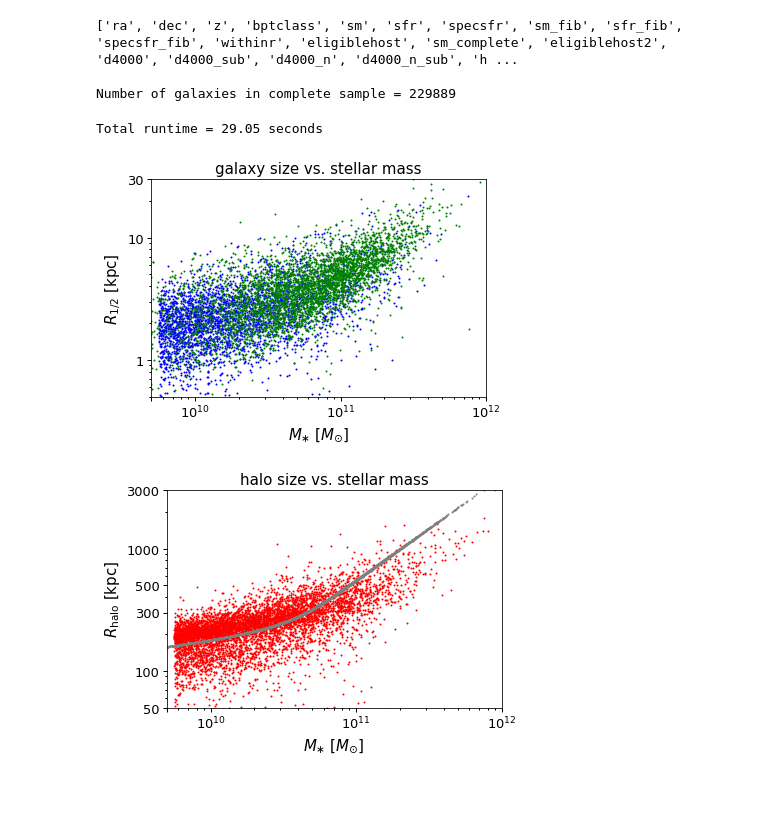
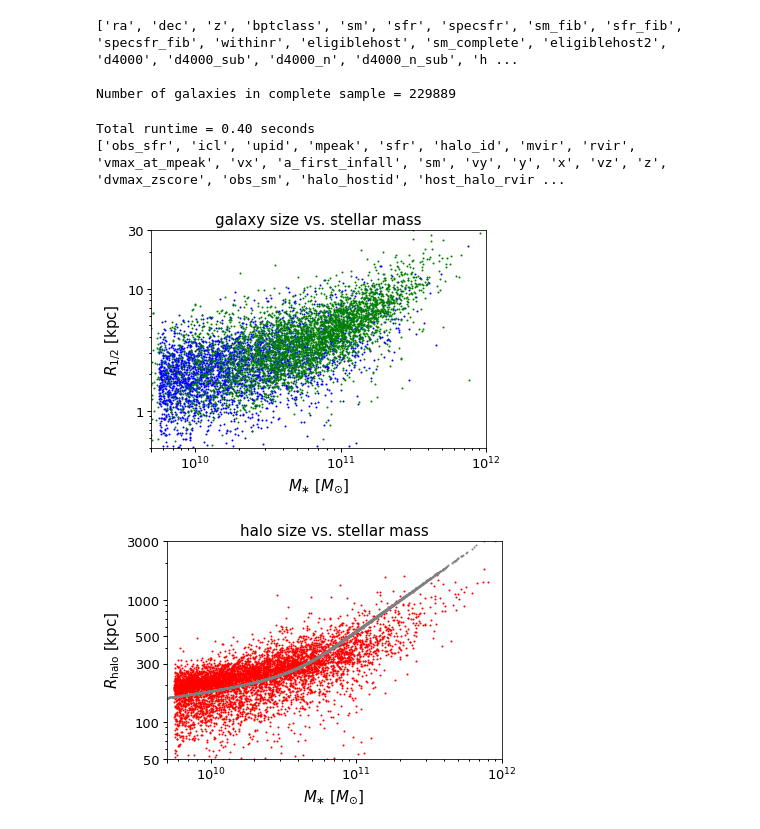
Before and after one commit to aphearin/galsize_models, a Jupyter notebook: notebooks/random_bt_forward_model.ipynb, the cells around one changed output. Saved outputs shown, nothing was run; the diff lists cells and outputs as text; code cells hidden in the pictures; blank space fills up the shorter version.

Commit message:
Now automatically adding random B/T values when UM mock is loaded

```diff
--- a/notebooks/random_bt_forward_model.ipynb
+++ b/notebooks/random_bt_forward_model.ipynb
@@ -20,52 +20,41 @@ Number of galaxies in complete sample = 229889
 # %%
 from galsize_models.models.load_baseline_catalogs import load_umachine_mock
 mock = load_umachine_mock()
-mock['ssfr'] = np.log10(mock['sfr']/mock['sm'])
+
+print(mock.keys())
 # %% [output]
-Total runtime = 29.05 seconds
+Total runtime = 0.40 seconds
+['obs_sfr', 'icl', 'upid', 'mpeak', 'sfr', 'halo_id', 'mvir', 'rvir', 'vmax_at_mpeak', 'vx', 'a_first_infall', 'sm', 'vy', 'y', 'x', 'vz', 'z', 'dvmax_zscore', 'obs_sm', 'halo_hostid', 'host_halo_rvir ...
-# %%
-from galsize_models.models.random_bt_assignment import assign_random_bt
-
-logsm_mock, ssfr_mock = np.log10(mock['obs_sm']), mock['ssfr']
-logsm_data, ssfr_data, bt_data = sdss['sm'], sdss['ssfr'], sdss['bulge_to_total_rband_meert15']
-mock['bulge_to_total_rband_meert15'] = assign_random_bt(logsm_mock, ssfr_mock, logsm_data, ssfr_data, bt_data)
-print(mock.keys())
 # %%
-from halotools.empirical_models import halo_mass_to_halo_radius
-from astropy.cosmology import Planck15
-redshift = 1./mock['a_first_infall'] - 1.
-mock['rvir_halo_kpc'] = halo_mass_to_halo_radius(mock['mpeak']*Planck15.h, Planck15, redshift, 'vir')*1000./Planck15.h
-
-from galsize_models.models.kravtsov13 import galaxy_radius_vs_stellar_mass_power_law
 from galsize_models.models.kravtsov13 import galaxy_radius_vs_halo_radius_power_law
 
 norm_all, index_all = 0.01, 1
 
 mock['r50_magr_kpc_meert15'] = galaxy_radius_vs_halo_radius_power_law(mock['rvir_halo_kpc'], norm_all, index_all)
 mock['r50_with_scatter'] = 10**(np.random.normal(loc=np.log10(mock['r50_magr_kpc_meert15']), scale=0.15))
 
 
 fig, ax = plt.subplots(1, 1)
 __=ax.loglog()
 
 nskip = 50
 __=ax.scatter(mock['obs_sm'][::2*nskip], mock['r50_with_scatter'][::2*nskip], s=1, color='blue')
 __=ax.scatter(10**sdss['sm'][::nskip], sdss['r50_magr_kpc_meert15'][::nskip], s=1, color='green')
 
 
 xlim = ax.set_xlim(5e9, 1e12)
 ylim = ax.set_ylim(0.5, 30)
 __=ax.set_xticks((5e9, 1e10, 1e11, 1e12))
 __=ax.set_yticks((1, 10, 30))
 from matplotlib import ticker
 __=ax.get_yaxis().set_major_formatter(ticker.ScalarFormatter())
 __=ax.get_yaxis().set_minor_formatter(ticker.NullFormatter())
 
 xlabel = ax.set_xlabel(r'$M_{\ast}$ [$M_{\odot}$]')
 ylabel = ax.set_ylabel(r'$R_{1/2}$ [kpc]')
 title = ax.set_title('galaxy size vs. stellar mass')
 # %% [output]
-[figure, old version]
+[figure, new version]
 # %%
 fig, ax = plt.subplots(1, 1)
 __=ax.loglog()
```
Also changed, not shown: 2 other files.
